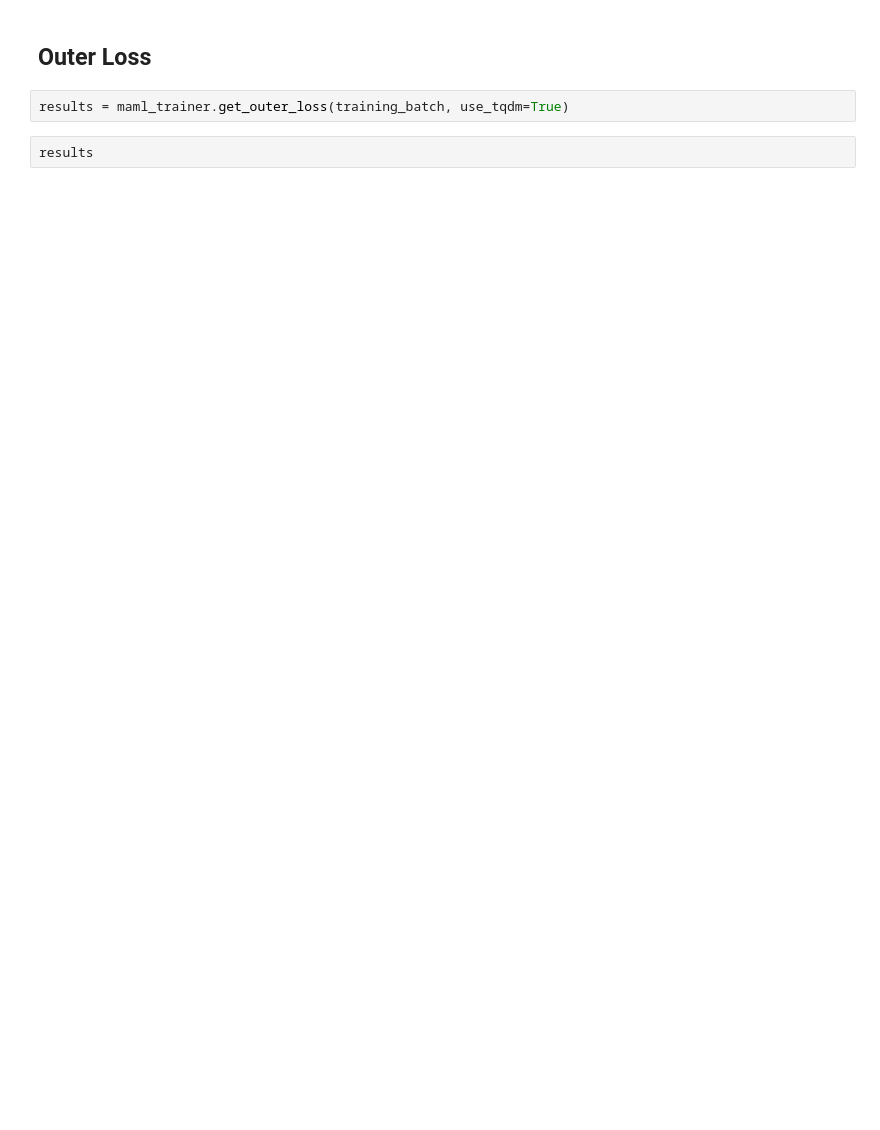
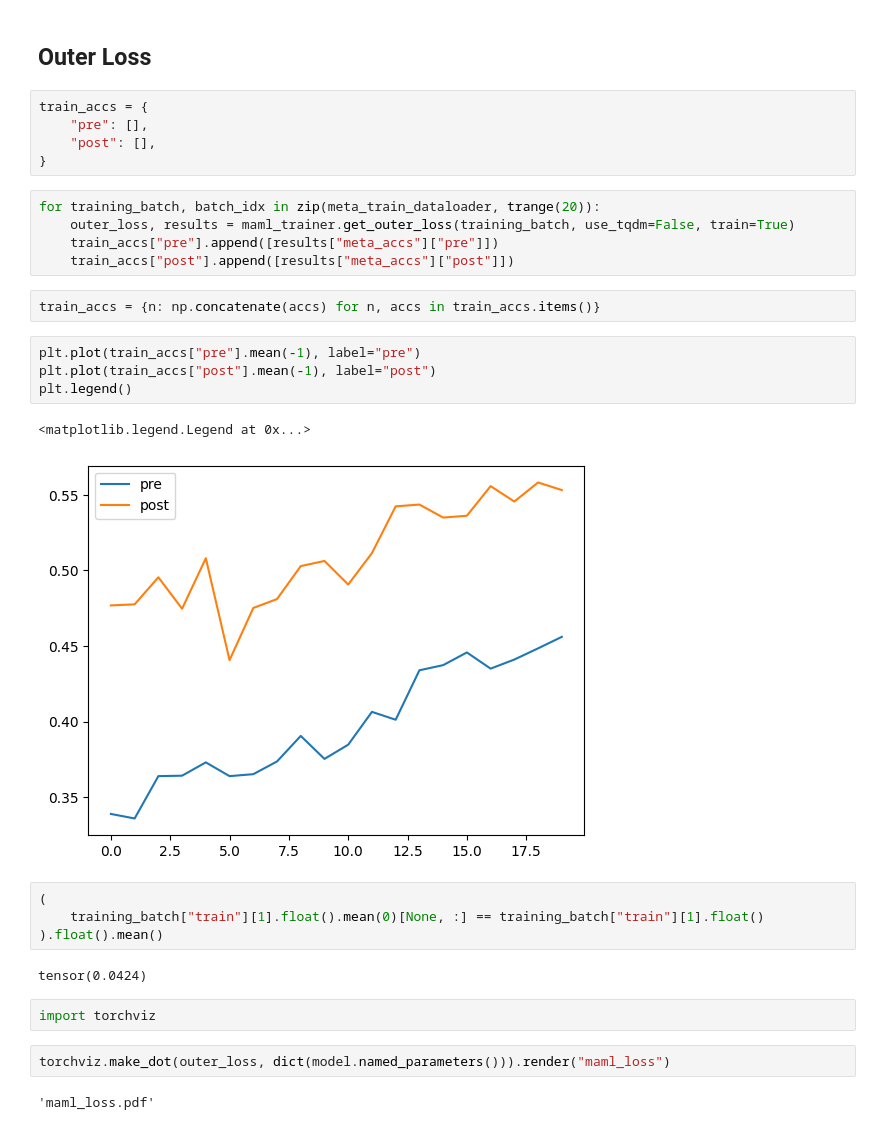
Before and after one commit to GabrielBena/pytorch-eventprop, a Jupyter notebook: scripts/meta-learning/MAML.ipynb, the cells around one changed output. Cells and saved outputs as stored; diff of their text form; blank space fills up the shorter version.

```diff
--- a/scripts/meta-learning/MAML.ipynb
+++ b/scripts/meta-learning/MAML.ipynb
@@ -338,6 +422,33 @@ Post Adaptation Accuracy: 0.6549999713897705
 # %% [markdown]
 ## Outer Loss
-# %%
-results = maml_trainer.get_outer_loss(training_batch, use_tqdm=True)
-# %%
-results
+# %%
+train_accs = {
+    "pre": [],
+    "post": [],
+}
+# %%
+for training_batch, batch_idx in zip(meta_train_dataloader, trange(20)):
+    outer_loss, results = maml_trainer.get_outer_loss(training_batch, use_tqdm=False, train=True)
+    train_accs["pre"].append([results["meta_accs"]["pre"]])
+    train_accs["post"].append([results["meta_accs"]["post"]])
+# %%
+train_accs = {n: np.concatenate(accs) for n, accs in train_accs.items()}
+# %%
+plt.plot(train_accs["pre"].mean(-1), label="pre")
+plt.plot(train_accs["post"].mean(-1), label="post")
+plt.legend()
+# %% [output]
+<matplotlib.legend.Legend at 0x...>
+[figure, added]
+# %%
+(
+    training_batch["train"][1].float().mean(0)[None, :] == training_batch["train"][1].float()
+).float().mean()
+# %% [output]
+tensor(0.0424)
+# %%
+import torchviz
+# %%
+torchviz.make_dot(outer_loss, dict(model.named_parameters())).render("maml_loss")
+# %% [output]
+'maml_loss.pdf'
```
Also changed, not shown: parts of 17 cells of this notebook, 2 other files.
